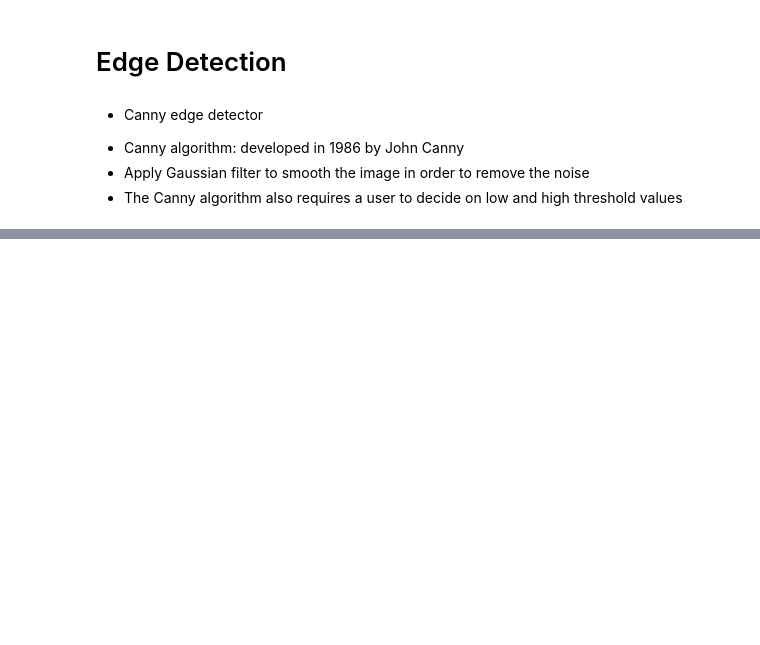
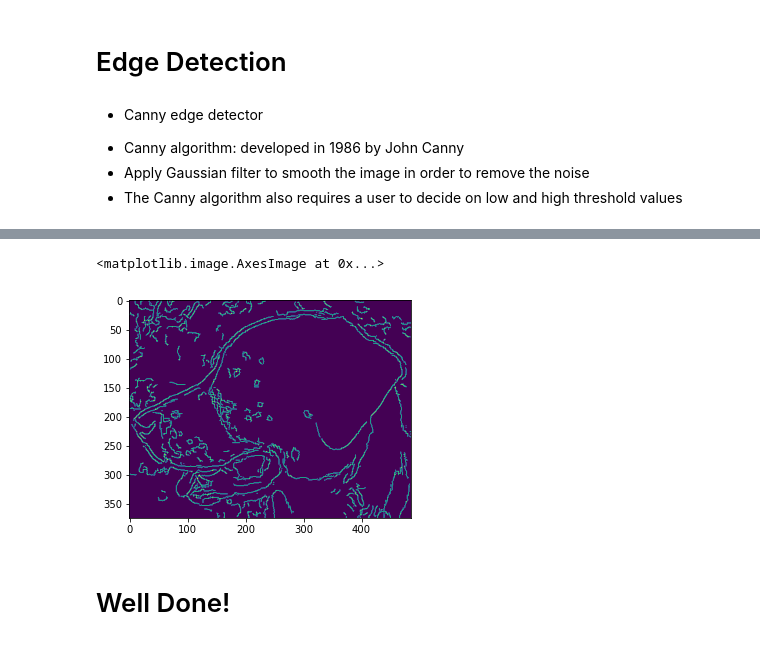
Before and after one commit to Zahed-Golabi/Computer-Vision, a Jupyter notebook: 5. Object Detection with Opencv/Edge Detection.ipynb, the cells around one changed output, grey strips where cells are left out. Drawn from its saved outputs; the diff is of its cells as text; code cells hidden in the pictures; blank space fills up the shorter version.

```diff
--- a/5. Object Detection with Opencv/Edge Detection.ipynb
+++ b/5. Object Detection with Opencv/Edge Detection.ipynb
@@ -26,0 +71,10 @@ plt.imshow(edges)
+# %%
+# kernel 7*7
+blurred_img = cv2.blur(img, ksize=(7,7))
+edges = cv2.Canny(blurred_img, threshold1=lower, threshold2=upper)
+plt.imshow(edges)
+# %% [output]
+<matplotlib.image.AxesImage at 0x...>
+[figure, added]
+# %% [markdown]
+# Well Done!
```
Also changed, not shown: parts of 17 cells of this notebook.
